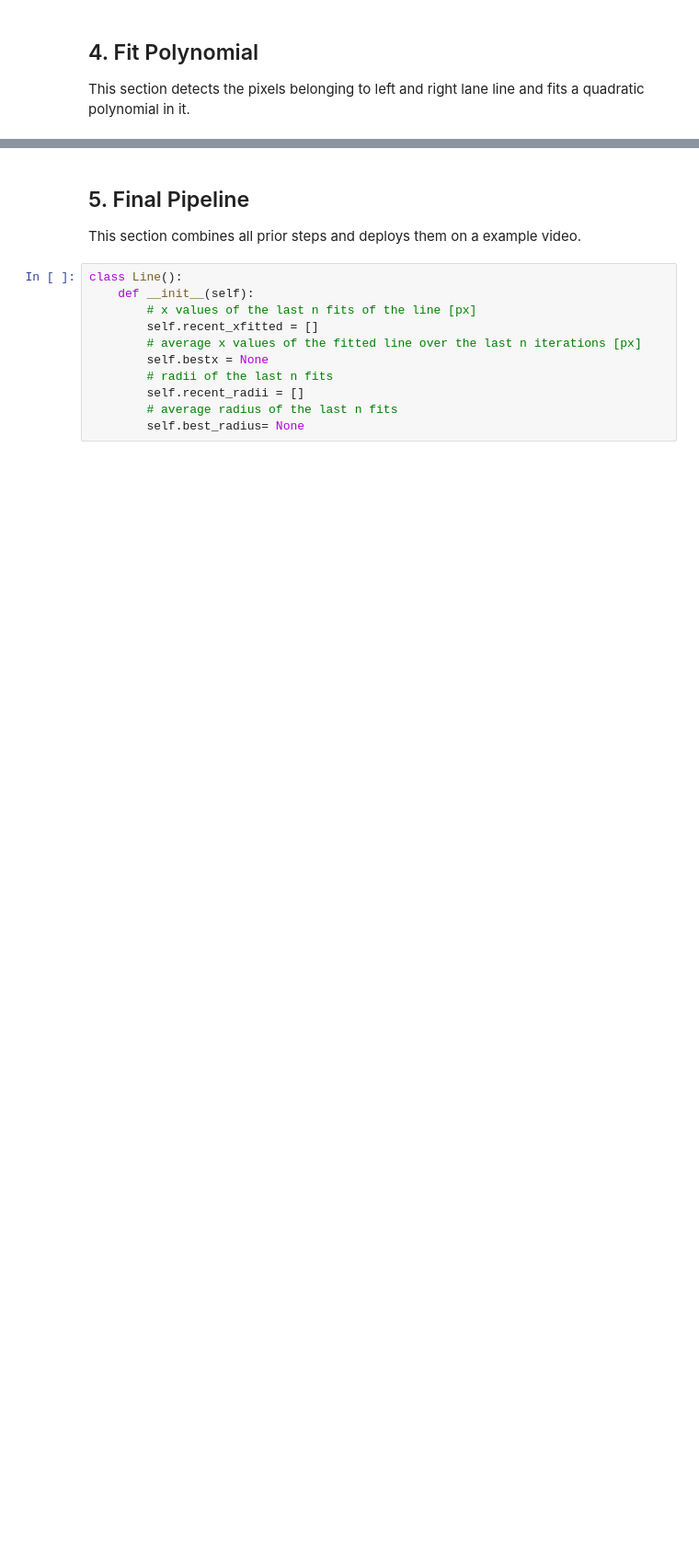
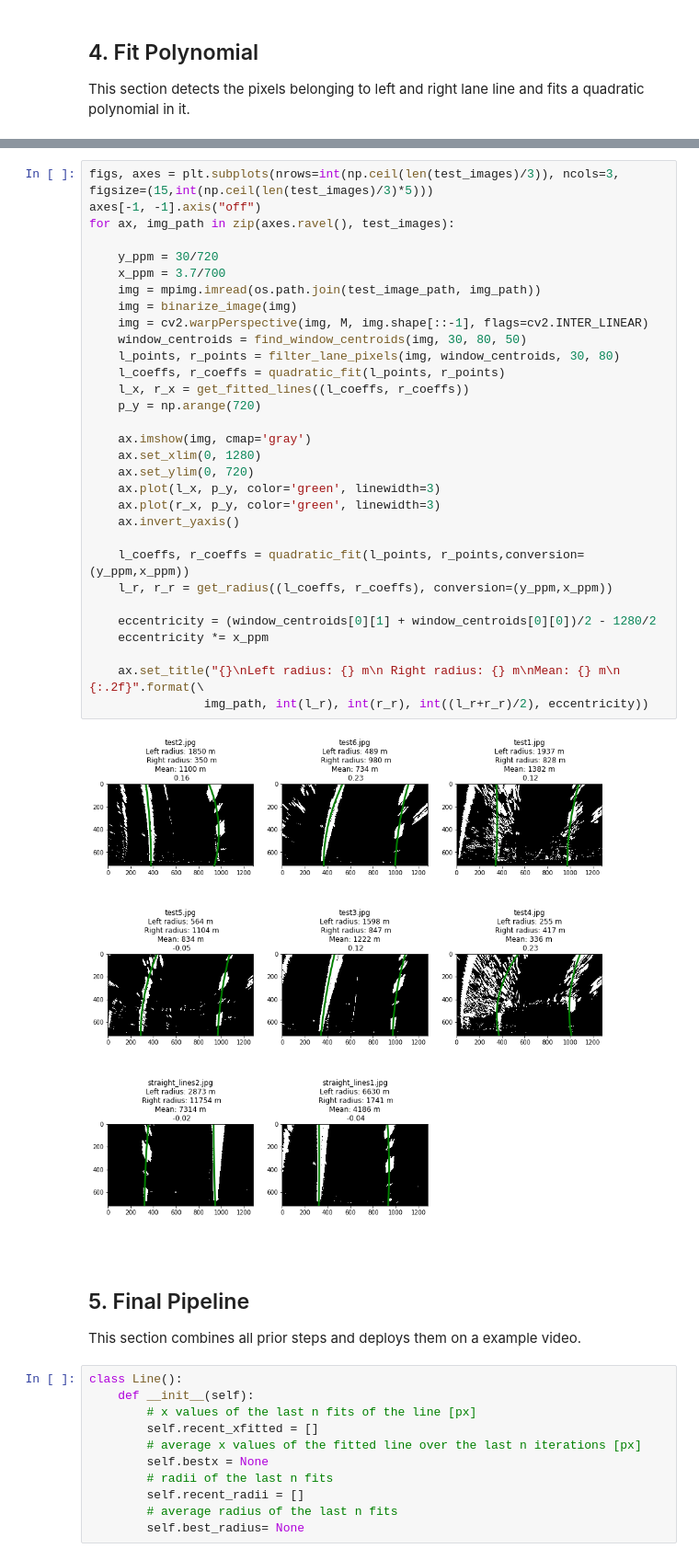
Before and after one commit to raiValek/CarND-Advanced-Lane-Lines, a Jupyter notebook: AdvancedLaneFinding.ipynb, the cells around one changed output, grey strips where cells are left out. Shown at 92% size. Cells and saved outputs as stored; diff of their text form; blank space fills up the shorter version.

```diff
--- a/AdvancedLaneFinding.ipynb
+++ b/AdvancedLaneFinding.ipynb
@@ -332,3 +310,36 @@ for ax, img_path in zip(axes.ravel(), test_images):
+# %%
+figs, axes = plt.subplots(nrows=int(np.ceil(len(test_images)/3)), ncols=3, figsize=(15,int(np.ceil(len(test_images)/3)*5)))
+axes[-1, -1].axis("off")
+for ax, img_path in zip(axes.ravel(), test_images):
+
+    y_ppm = 30/720
+    x_ppm = 3.7/700
+    img = mpimg.imread(os.path.join(test_image_path, img_path))
+    img = binarize_image(img)
+    img = cv2.warpPerspective(img, M, img.shape[::-1], flags=cv2.INTER_LINEAR)
+    window_centroids = find_window_centroids(img, 30, 80, 50)
+    l_points, r_points = filter_lane_pixels(img, window_centroids, 30, 80)
+    l_coeffs, r_coeffs = quadratic_fit(l_points, r_points)
+    l_x, r_x = get_fitted_lines((l_coeffs, r_coeffs))
+    p_y = np.arange(720)
+
+    ax.imshow(img, cmap='gray')
+    ax.set_xlim(0, 1280)
+    ax.set_ylim(0, 720)
+    ax.plot(l_x, p_y, color='green', linewidth=3)
+    ax.plot(r_x, p_y, color='green', linewidth=3)
+    ax.invert_yaxis()
+
+    l_coeffs, r_coeffs = quadratic_fit(l_points, r_points,conversion=(y_ppm,x_ppm))
+    l_r, r_r = get_radius((l_coeffs, r_coeffs), conversion=(y_ppm,x_ppm))
+
+    eccentricity = (window_centroids[0][1] + window_centroids[0][0])/2 - 1280/2
+    eccentricity *= x_ppm
+
+    ax.set_title("{}\nLeft radius: {} m\n Right radius: {} m\nMean: {} m\n {:.2f}".format(\
+                img_path, int(l_r), int(r_r), int((l_r+r_r)/2), eccentricity))
+# %% [output]
+[figure, added]
 # %% [markdown]
 ## 5. Final Pipeline
 
```
Also changed, not shown: parts of 9 cells of this notebook, 8 other files.
